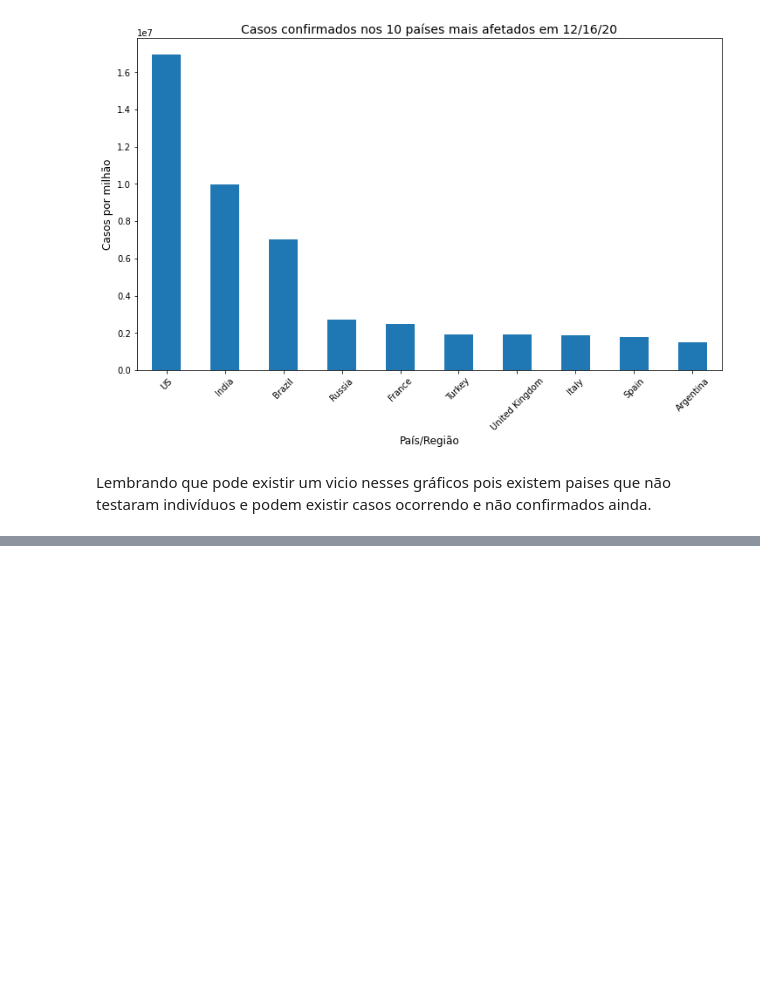
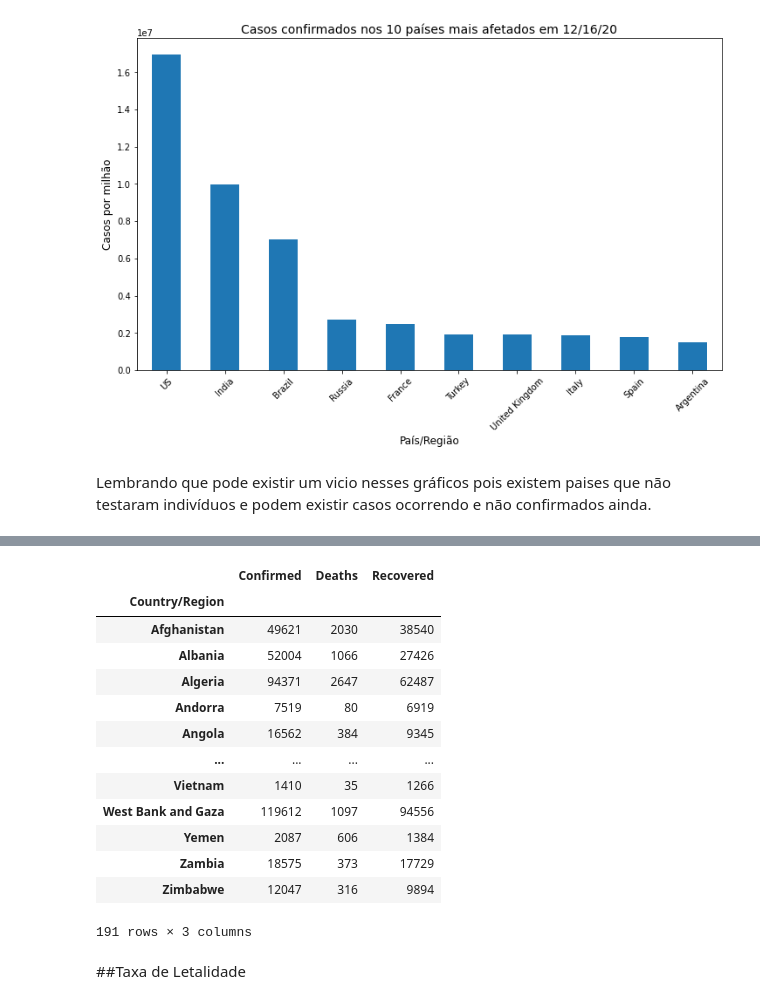
Before and after one commit to AdamStamm/estudos, a Jupyter notebook: data_science/data_science_na_saude/Curso_Data_Science_e_Saúde.ipynb, the cells around one changed output, grey strips where cells are left out. Drawn from its saved outputs; the diff is of its cells as text; code cells hidden in the pictures; blank space fills up the shorter version.

```diff
--- a/data_science/data_science_na_saude/Curso_Data_Science_e_Saúde.ipynb
+++ b/data_science/data_science_na_saude/Curso_Data_Science_e_Saúde.ipynb
@@ -327,0 +394,22 @@ Lembrando que pode existir um vicio nesses gráficos pois existem paises que nã
+# %%
+informations = [latest_by_country(confirmed), latest_by_country(deaths), latest_by_country(recovered)]
+combined = pd.concat(informations, axis=1)
+combined.columns = ['Confirmed', 'Deaths', 'Recovered']
+combined
+# %% [output]
+|  | Confirmed | Deaths | Recovered |
+| Country/Region |  |  |  |
+| Afghanistan | 49621 | 2030 | 38540 |
+| Albania | 52004 | 1066 | 27426 |
+| Algeria | 94371 | 2647 | 62487 |
+| Andorra | 7519 | 80 | 6919 |
+| Angola | 16562 | 384 | 9345 |
+| ... | ... | ... | ... |
+| Vietnam | 1410 | 35 | 1266 |
+| West Bank and Gaza | 119612 | 1097 | 94556 |
+| Yemen | 2087 | 606 | 1384 |
+| Zambia | 18575 | 373 | 17729 |
+| Zimbabwe | 12047 | 316 | 9894 |
+191 rows × 3 columns
+# %% [markdown]
+##Taxa de Letalidade
```
Also changed, not shown: parts of 20 cells of this notebook.
